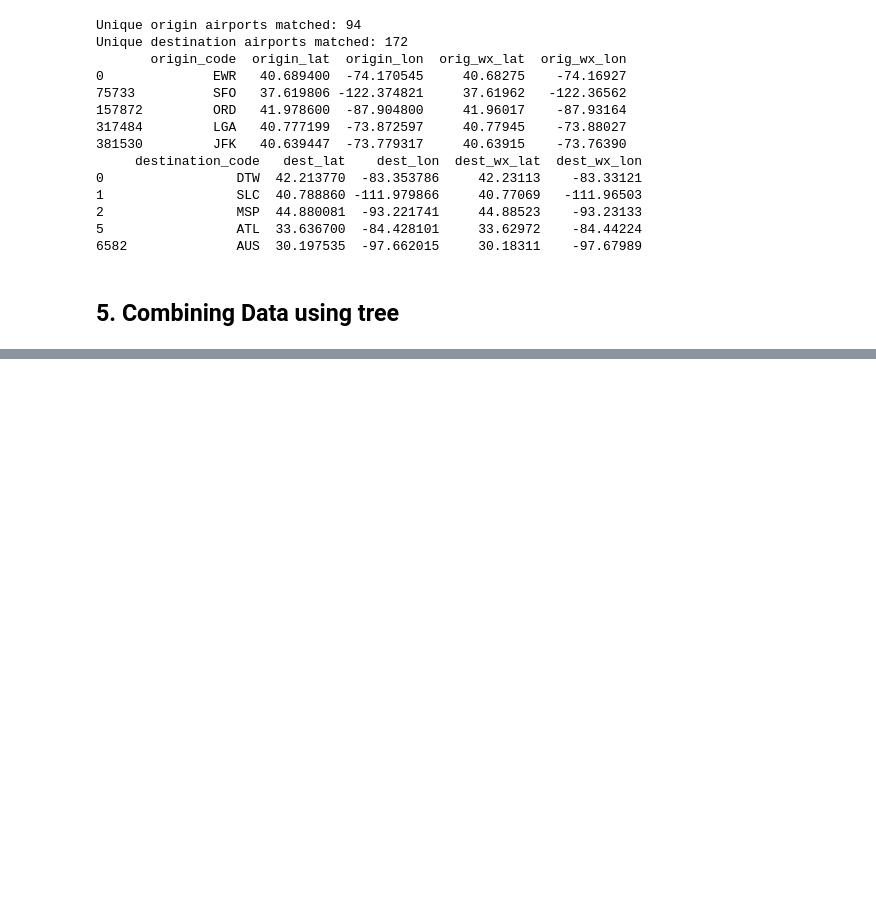
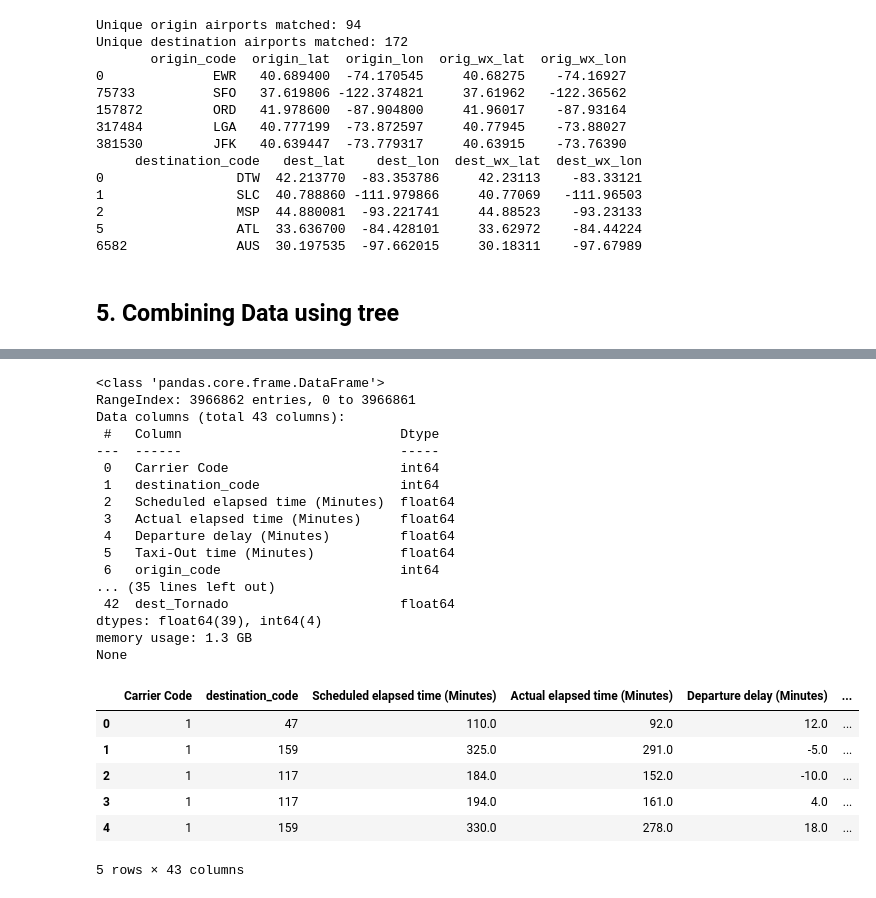
Before and after one commit to shearidl/Flight-Delays-Prediction-Model, a Jupyter notebook: Combining_flightweather.ipynb, the cells around one changed output, grey strips where cells are left out. Drawn from its saved outputs; the diff is of its cells as text; code cells hidden in the pictures; blank space fills up the shorter version.

```diff
--- a/Combining_flightweather.ipynb
+++ b/Combining_flightweather.ipynb
@@ -133,0 +189,28 @@ df.to_csv("combined.csv", index=False)
+# %%
+print(cleaned_df.info())
+cleaned_df.head()
+# %% [output]
+<class 'pandas.core.frame.DataFrame'>
+RangeIndex: 3966862 entries, 0 to 3966861
+Data columns (total 43 columns):
+ #   Column                            Dtype
+---  ------                            -----
+ 0   Carrier Code                      int64
+ 1   destination_code                  int64
+ 2   Scheduled elapsed time (Minutes)  float64
+ 3   Actual elapsed time (Minutes)     float64
+ 4   Departure delay (Minutes)         float64
+ 5   Taxi-Out time (Minutes)           float64
+ 6   origin_code                       int64
+... (35 lines left out)
+ 42  dest_Tornado                      float64
+dtypes: float64(39), int64(4)
+memory usage: 1.3 GB
+None
+|  | Carrier Code | destination_code | Scheduled elapsed time (Minutes) | Actual elapsed time (Minutes) | Departure delay (Minutes) | ... |
+| 0 | 1 | 47 | 110.0 | 92.0 | 12.0 | ... |
+| 1 | 1 | 159 | 325.0 | 291.0 | -5.0 | ... |
+| 2 | 1 | 117 | 184.0 | 152.0 | -10.0 | ... |
+| 3 | 1 | 117 | 194.0 | 161.0 | 4.0 | ... |
+| 4 | 1 | 159 | 330.0 | 278.0 | 18.0 | ... |
+5 rows × 43 columns
```
Also changed, not shown: parts of 7 cells of this notebook, 1 other file.
